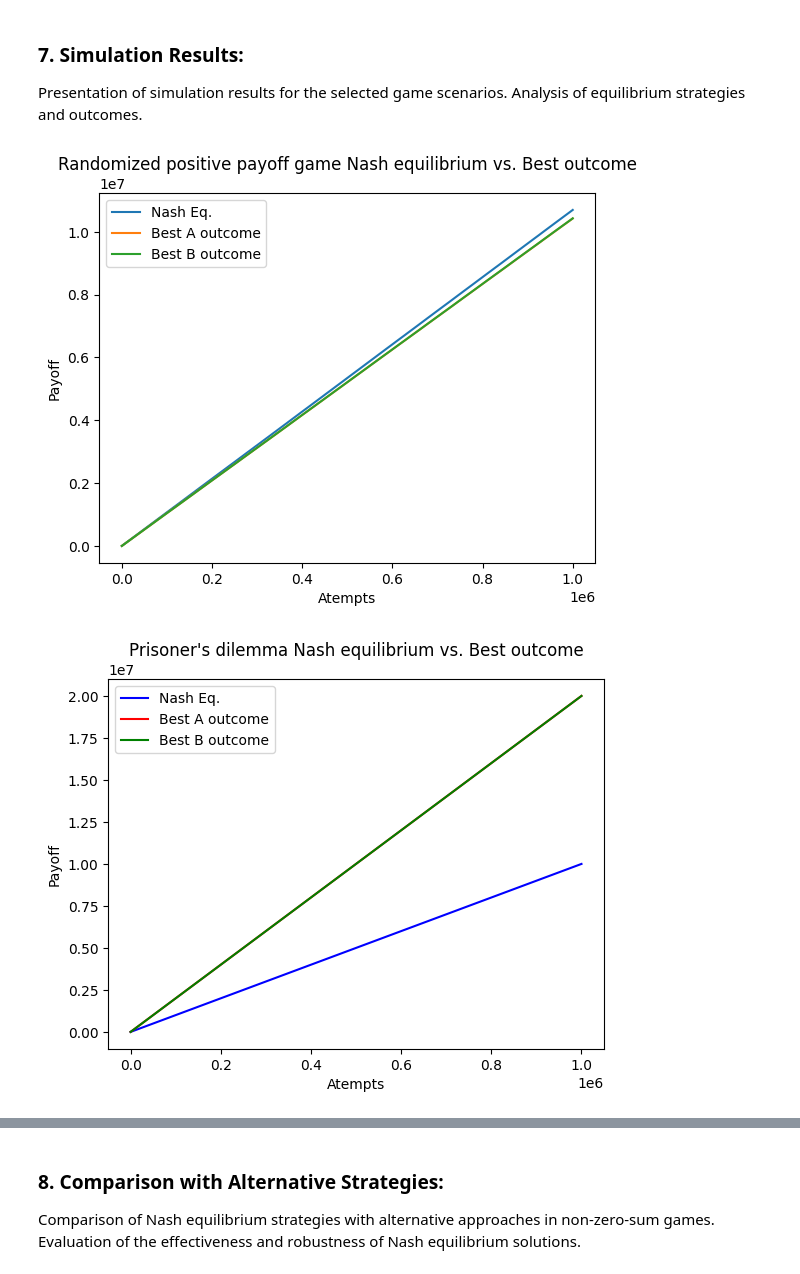
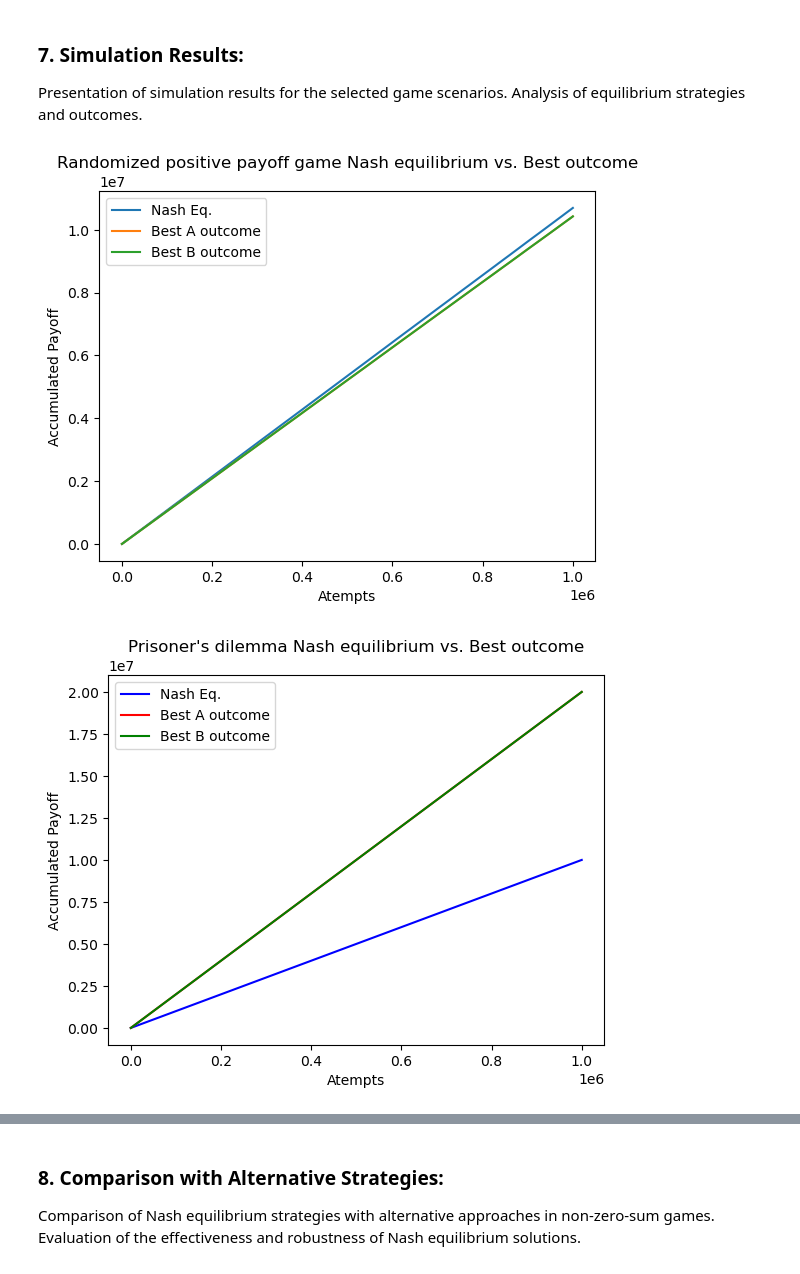
Before and after one commit to mi6oo6im/ml_nash_equilibrium_project, a Jupyter notebook: maximize_common_payoff_through_nash_equilibrium_strategy.ipynb, the cells around one changed output, grey strips where cells are left out. Drawn from its saved outputs; the diff is of its cells as text; code cells hidden in the pictures.

```diff
--- a/maximize_common_payoff_through_nash_equilibrium_strategy.ipynb
+++ b/maximize_common_payoff_through_nash_equilibrium_strategy.ipynb
@@ -167,35 +166,35 @@ def find_negative_payoff_nash_equilibrium(numbers_for_a, numbers_for_b):
 # %%
 # Randomized positive payoff game Nash Equilibrium
 
 nash_eq = []
 a_min = []
 b_min = []
 n_temp = 0
 a_temp = 0
 b_temp = 0
 for i in range(1_000_000):
     numbers_for_a = randomize()
     numbers_for_b = randomize()
     n, a, b = find_positive_payoff_nash_equilibrium(numbers_for_a, numbers_for_b)
     n_temp += n
     a_temp += a
     b_temp += b
     nash_eq.append(n_temp)
     a_min.append(a_temp)
     b_min.append(b_temp)
 x = list(range(1, len(nash_eq) + 1))
 plt.title("Randomized positive payoff game Nash equilibrium vs. Best outcome")
 plt.plot(x, nash_eq, label = 'Nash Eq.')
 plt.plot(x, a_min, label = 'Best A outcome')
 plt.plot(x, b_min, label = 'Best B outcome')
 plt.legend()
 plt.xlabel('Atempts')
-plt.ylabel('Payoff')
+plt.ylabel('Accumulated Payoff')
 plt.show()
 # %% [output]
-[figure, old version]
+[figure, new version]
 # %%
-# Randomized negative payoff game Nash Equilibrium Prisoner's dilemma
+# Negative payoff game Nash Equilibrium Prisoner's dilemma
 
 nash_eq = []
 a_min = []
@@ -220,7 +219,7 @@ plt.plot(x, a_min, label = 'Best A outcome', color = 'r')
 plt.plot(x, b_min, label = 'Best B outcome', color = 'g')
 plt.legend()
 plt.xlabel('Atempts')
-plt.ylabel('Payoff')
+plt.ylabel('Accumulated Payoff')
 plt.show()
 # %% [output]
-[figure, old version]
+[figure, new version]
```
Also changed, not shown: parts of 4 cells of this notebook.
